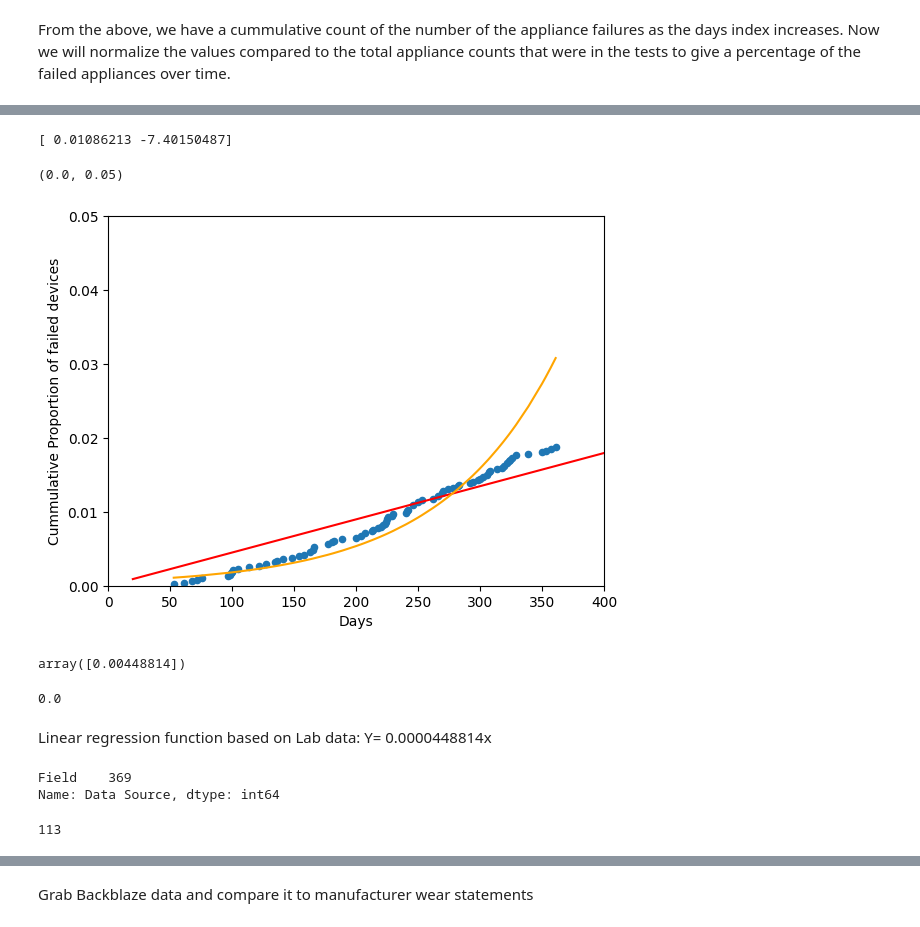
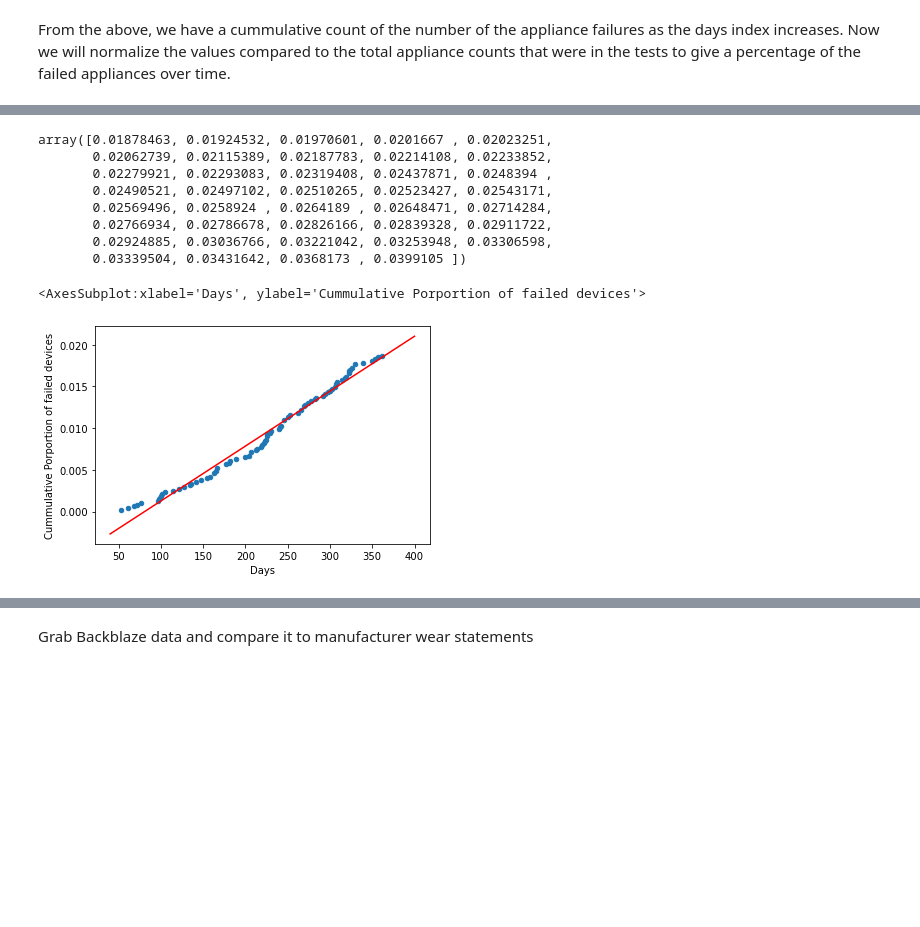
Before and after one commit to football3o/cs105_final, a Jupyter notebook: Final_Project.ipynb, the cells around one changed output, grey strips where cells are left out. Saved outputs shown, nothing was run; the diff lists cells and outputs as text; code cells hidden in the pictures; blank space fills up the shorter version.

```diff
--- a/Final_Project.ipynb
+++ b/Final_Project.ipynb
@@ -187,7 +172,7 @@ From the above, we have a cummulative count of the number of the appliance failu
 # %%
 test["Count"].sum() #total number of appliances in the lab tests
 #add new column for percentages
-fail_df_new["Cummulative Proportion of failed devices"] = fail_df_new["Total Fails so far"]/(test["Count"].sum())
+fail_df_new["Cummulative Porportion of failed devices"] = fail_df_new["Total Fails so far"]/(test["Count"].sum())
 fail_df_new["Days"] = fail_df_new.index
 fail_df_new
 # %% [output]
@@ -217,67 +202,39 @@ fail_df_new_train.plot.scatter(x="Days", y="Cummulative Proportion of failed dev
 # %%
 from sklearn.linear_model import LinearRegression
-from sklearn.neighbors import KNeighborsClassifier
-
 
 X_train = fail_df_new_train[["Days"]]
 X_test = fail_df_new_test[["Days"]]
-y_train = fail_df_new_train["Cummulative Proportion of failed devices"]
+y_train = fail_df_new_train["Cummulative Porportion of failed devices"]
 
-knn = KNeighborsClassifier(n_neighbors=5)
-
-model = LinearRegression(fit_intercept=False)
+model = LinearRegression()
 model.fit(X=X_train, y=y_train)
 model.predict(X=X_test)
-#knn.fit(X_train, y=y_train)
-
-exp_model = np.polyfit(X_train["Days"],np.log(y_train),1)
-print(exp_model)
-exp_y = np.exp(0.01086213 * fail_df_new_train["Days"]) * np.exp(-7.40150487)
 # %% [output]
-[ 0.01086213 -7.40150487]
+array([0.01878463, 0.01924532, 0.01970601, 0.0201667 , 0.02023251,
+       0.02062739, 0.02115389, 0.02187783, 0.02214108, 0.02233852,
+       0.02279921, 0.02293083, 0.02319408, 0.02437871, 0.0248394 ,
+       0.02490521, 0.02497102, 0.02510265, 0.02523427, 0.02543171,
+       0.02569496, 0.0258924 , 0.0264189 , 0.02648471, 0.02714284,
+       0.02766934, 0.02786678, 0.02826166, 0.02839328, 0.02911722,
+       0.02924885, 0.03036766, 0.03221042, 0.03253948, 0.03306598,
+       0.03339504, 0.03431642, 0.0368173 , 0.0399105 ])
 # %%
 import numpy as np
 
 X_new = pd.DataFrame()
 # create a sequence of 200 evenly spaced numbers from 10 to 41
-X_new["Days"] = np.linspace(20, 400, num=200)
+X_new["Days"] = np.linspace(40, 400, num=200)
 
 # create a Series out of the predicted values
 # (trailing underscore indicates fitted values)
 y_new_ = pd.Series(
     model.predict(X_new), # y values in Series.plot.line()
     index=X_new["Days"]    # x values in Series.plot.line()
 )
 
 # plot the data, then the model
-fail_df_new_train.plot.scatter(x="Days", y="Cummulative Proportion of failed devices")
+fail_df_new_train.plot.scatter(x="Days", y="Cummulative Porportion of failed devices")
 y_new_.plot.line(color='red')
-plt.plot(fail_df_new_train["Days"], exp_y, color='orange', )
-plt.xlim(0,400)
-plt.ylim(0,0.05)
 # %% [output]
-(0.0, 0.05)
+<AxesSubplot:xlabel='Days', ylabel='Cummulative Porportion of failed devices'>
-[figure, old version]
+[figure, new version]
-# %%
-model.coef_ * 100
-# %% [output]
-array([0.00448814])
-# %%
-model.intercept_
-# %% [output]
-0.0
-# %% [markdown]
-Linear regression function based on Lab data:  Y= 0.0000448814x
-# %%
-field_data['Data Source'].value_counts()
-field_data_failed = field_data[field_data["Censoring Indicator"] == 'Failed']
-field_data["Data Source"].value_counts()
-# %% [output]
-Field    369
-Name: Data Source, dtype: int64
-# %%
-total_field_appliance=field_data.Count.sum()
-total_field_app_failure = field_data_failed.Count.sum()
-total_field_app_failure
-# %% [output]
-113
```
Also changed, not shown: parts of 30 cells of this notebook.
